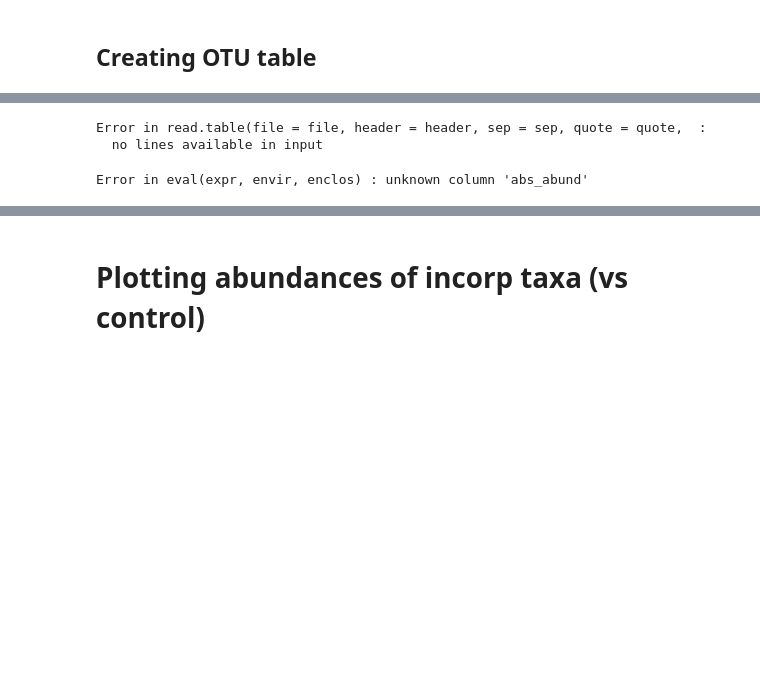
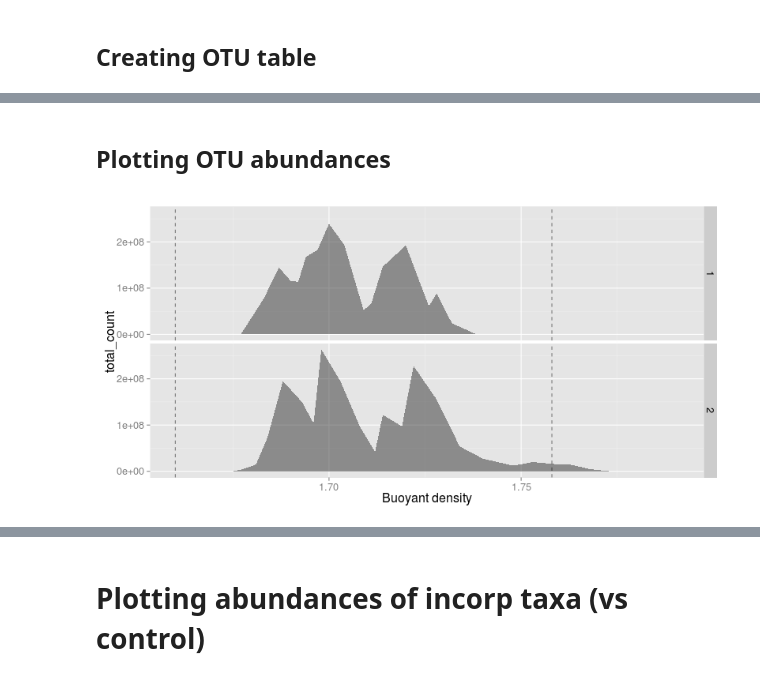
Before and after one commit to nick-youngblut/SIPSim, a Jupyter notebook: ipynb/bac_genome/all/nl2/inc_v_noInc/inc0_v_inc10.ipynb, the cells around one changed output, grey strips where cells are left out. Saved outputs shown, nothing was run; the diff lists cells and outputs as text; code cells hidden in the pictures; blank space fills up the shorter version.

```diff
--- a/ipynb/bac_genome/all/nl2/inc_v_noInc/inc0_v_inc10.ipynb
+++ b/ipynb/bac_genome/all/nl2/inc_v_noInc/inc0_v_inc10.ipynb
@@ -264,3 +271,5 @@ ggplot(tbl, aes(library, fraction_size)) +
+# %% [markdown]
+## Plotting OTU abundances
 # %%
 %%R -i workDir
 
@@ -279,35 +288,33 @@ tbl = do.call(rbind, tbls)
 tbl$abs_abund = as.numeric(gsub('.+-nS_A|\\.txt\\.[0-9]+', '', rownames(tbl)))
 
 tbl = tbl %>%
+    filter(!grepl('inf', fractions, ignore.case=T)) %>%
     separate(fractions, into = c('BD_min','BD_max'), sep='-', convert=TRUE) %>%
     filter(BD_min != 1.795)
-# %% [output]
-Error in read.table(file = file, header = header, sep = sep, quote = quote,  :
-  no lines available in input
 # %%
 %%R
 ## BD for G+C of 0 or 100
 BD.GCp0 = 0 * 0.098 + 1.66
 BD.GCp100 = 1 * 0.098 + 1.66
 # %%
-%%R -w 800 -h 500
+%%R -w 800 -h 400
 # plotting absolute abundances
 
 tbl.s = tbl %>%
-    group_by(abs_abund, BD_min) %>%
+    group_by(abs_abund, BD_min, library) %>%
     summarize(total_count = sum(count))
 
 
 ## plot
 p = ggplot(tbl.s, aes(BD_min, total_count)) +
     geom_area(stat='identity', alpha=0.5, position='dodge') +
     geom_vline(xintercept=c(BD.GCp0, BD.GCp100), linetype='dashed', alpha=0.5) +
     labs(x='Buoyant density') +
-    facet_grid(abs_abund ~ .) +
+    facet_grid(library ~ .) +
     theme(
         text = element_text(size=16)
     )
 p
 # %% [output]
-Error in eval(expr, envir, enclos) : unknown column 'abs_abund'
+[figure, added]
 # %%
```
Also changed, not shown: parts of 18 cells of this notebook, 3 other files.
